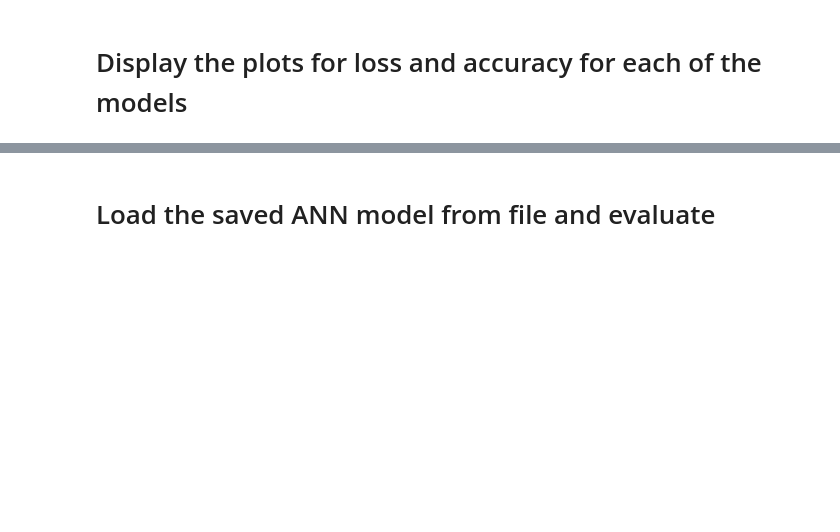
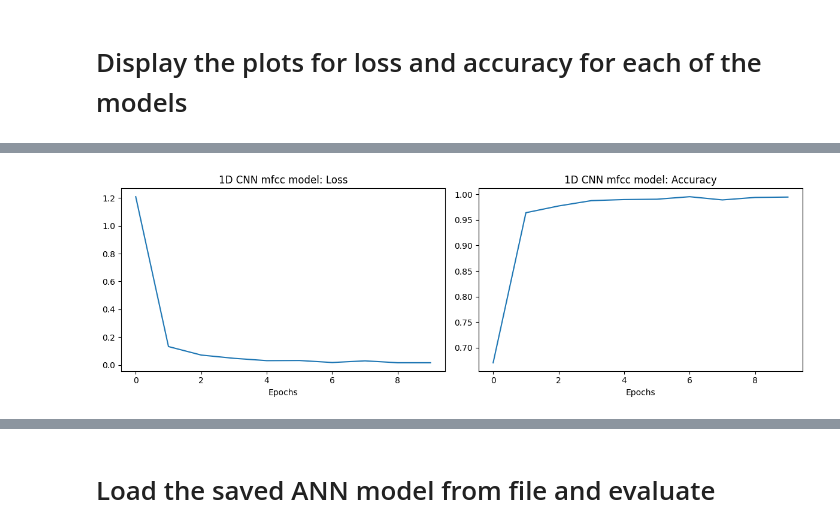
Before and after one commit to gauravmodak2001/Guitar_Chord_Pred, a Jupyter notebook: Guitar_Chord_Prediction.ipynb, the cells around one changed output, grey strips where cells are left out. Cells and saved outputs as stored; diff of their text form; code cells hidden in the pictures; blank space fills up the shorter version.

```diff
--- a/Guitar_Chord_Prediction.ipynb
+++ b/Guitar_Chord_Prediction.ipynb
@@ -329,0 +388,4 @@ Epoch 10/10
+# %%
+X, Y = get_data(train_path)
+print(f"Shape of X: {X.shape}")
+print(f"Shape of Y: {Y.shape}")
@@ -329,0 +397,9 @@ Epoch 10/10
+# %%
+start_time = datetime.now()
+
+epochs = 10
+batch_size = 16
+history4 = model4.fit(X, Y, epochs=epochs, batch_size=batch_size, verbose=1, shuffle=True)
+
+end_time = datetime.now()
+print('Duration: {}'.format(end_time - start_time))
@@ -397,0 +492,6 @@ plt.tight_layout()
+# %%
+history_dict4 = history4.history
+loss_list4 = history_dict4['loss']
+accuracy_list4 = history_dict4['accuracy']
+print(f"Minimum Loss = {np.round(np.min(loss_list4), decimals=2)}")
+print(f"Maximum Accuracy = {np.round(np.max(accuracy_list4)*100, decimals=2)}%")
@@ -398,2 +501,15 @@ plt.tight_layout()
+# %%
+plt.figure(figsize=(12,4))
+plt.subplot(1, 2, 1)
+plt.plot(np.arange(epochs), loss_list4) #epochs=10
+plt.title("1D CNN mfcc model: Loss")
+plt.xlabel("Epochs")
+plt.subplot(1, 2, 2)
+plt.plot(np.arange(epochs), accuracy_list4) #epochs=10
+plt.title("1D CNN mfcc model: Accuracy")
+plt.xlabel("Epochs")
+plt.tight_layout()
+# %% [output]
+[figure, added]
 # %%
 # Save the trained models
```
Also changed, not shown: parts of 39 cells of this notebook, 7 other files.
